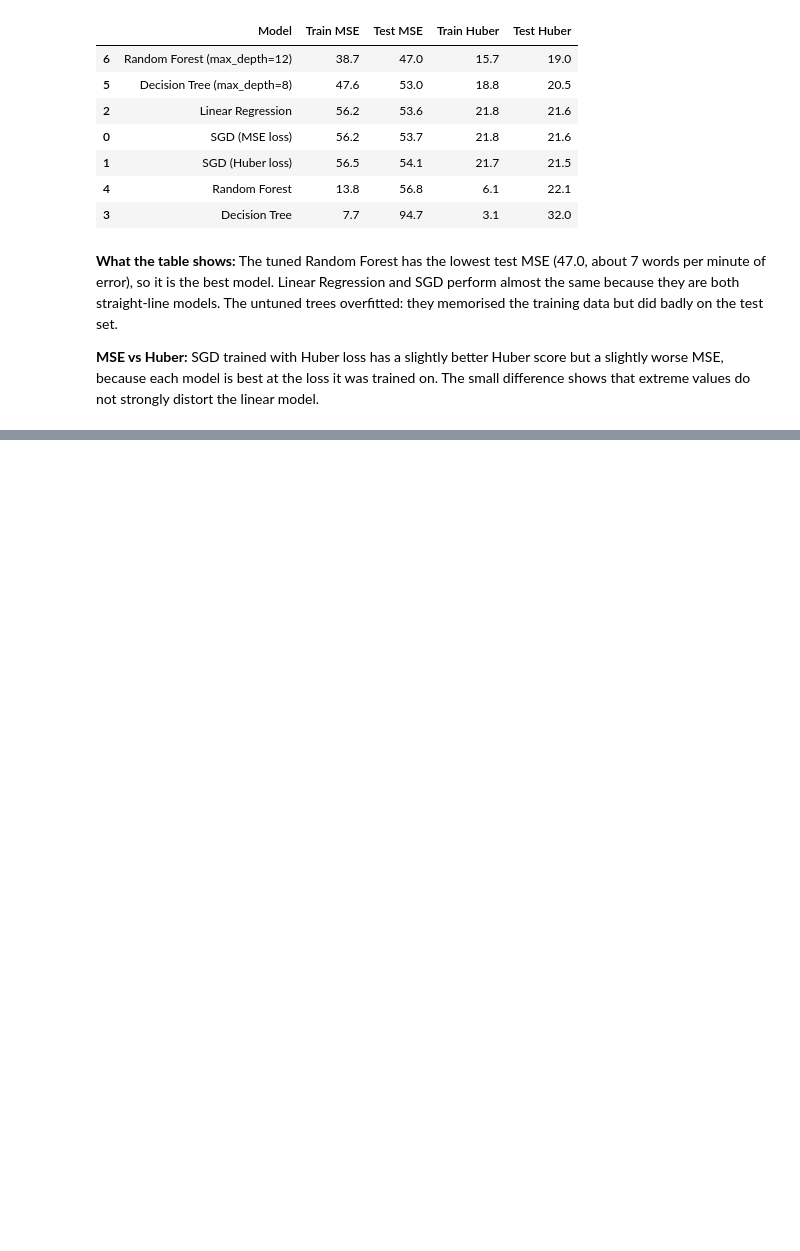
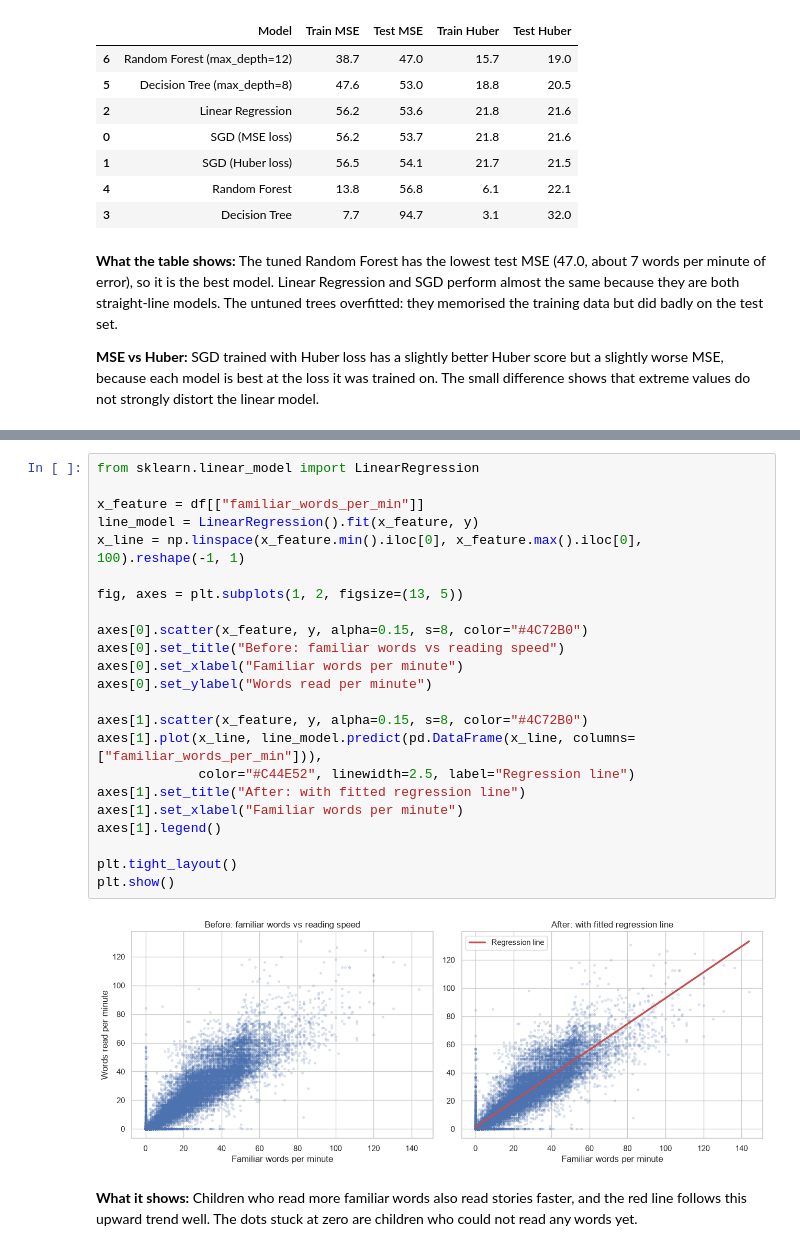
Before and after one commit to ishejaladouce/linear_regression_model, a Jupyter notebook: summative/linear_regression/multivariate.ipynb, the cells around one changed output, grey strips where cells are left out. Drawn from its saved outputs; the diff is of its cells as text; blank space fills up the shorter version.

```diff
--- a/summative/linear_regression/multivariate.ipynb
+++ b/summative/linear_regression/multivariate.ipynb
@@ -280,0 +350,27 @@ results_df
+# %%
+from sklearn.linear_model import LinearRegression
+
+x_feature = df[["familiar_words_per_min"]]
+line_model = LinearRegression().fit(x_feature, y)
+x_line = np.linspace(x_feature.min().iloc[0], x_feature.max().iloc[0], 100).reshape(-1, 1)
+
+fig, axes = plt.subplots(1, 2, figsize=(13, 5))
+
+axes[0].scatter(x_feature, y, alpha=0.15, s=8, color="#4C72B0")
+axes[0].set_title("Before: familiar words vs reading speed")
+axes[0].set_xlabel("Familiar words per minute")
+axes[0].set_ylabel("Words read per minute")
+
+axes[1].scatter(x_feature, y, alpha=0.15, s=8, color="#4C72B0")
+axes[1].plot(x_line, line_model.predict(pd.DataFrame(x_line, columns=["familiar_words_per_min"])),
+             color="#C44E52", linewidth=2.5, label="Regression line")
+axes[1].set_title("After: with fitted regression line")
+axes[1].set_xlabel("Familiar words per minute")
+axes[1].legend()
+
+plt.tight_layout()
+plt.show()
+# %% [output]
+[figure, added]
+# %% [markdown]
+**What it shows:** Children who read more familiar words also read stories faster, and the red line follows this upward trend well. The dots stuck at zero are children who could not read any words yet.
```
Also changed, not shown: parts of 11 cells of this notebook, 1 other file.
